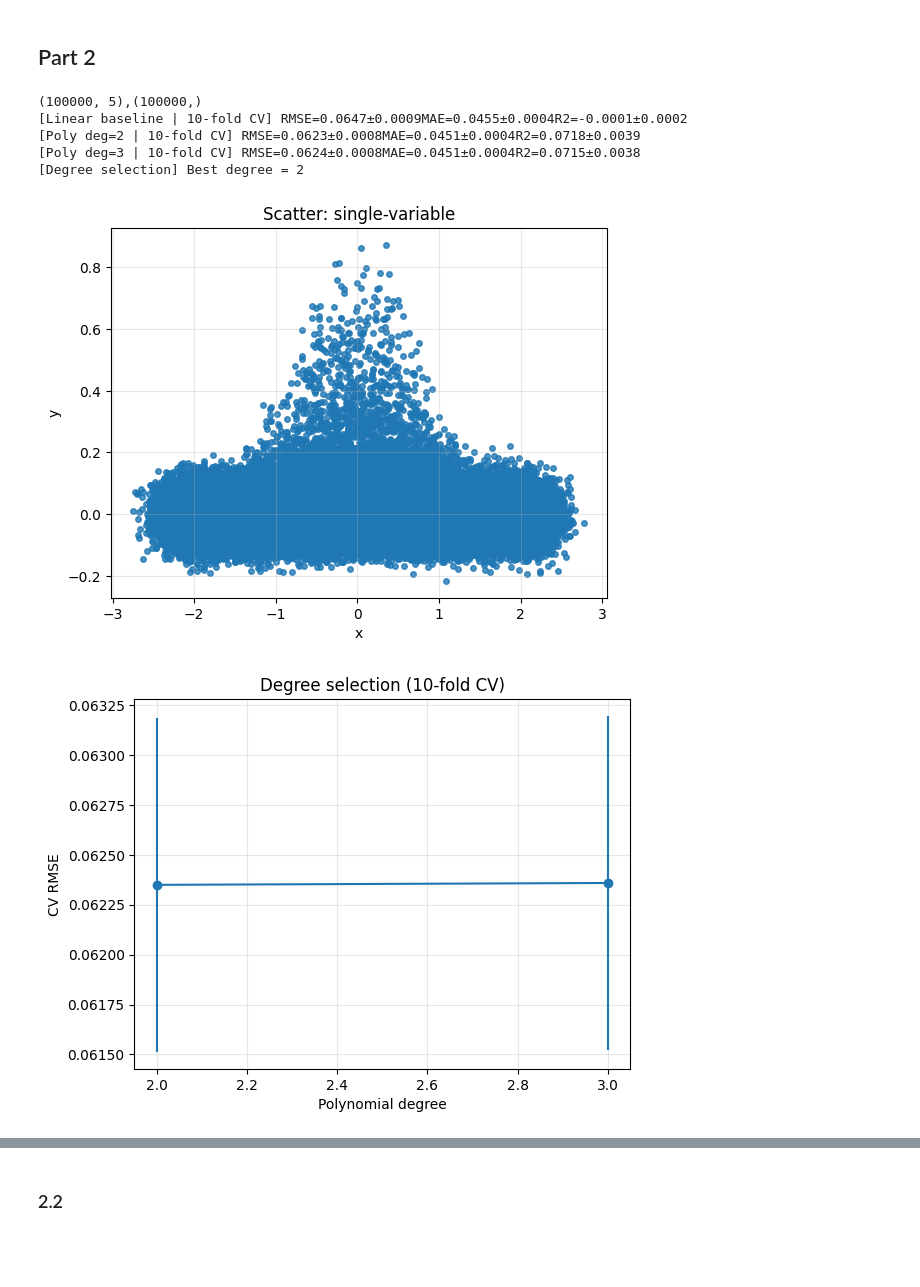
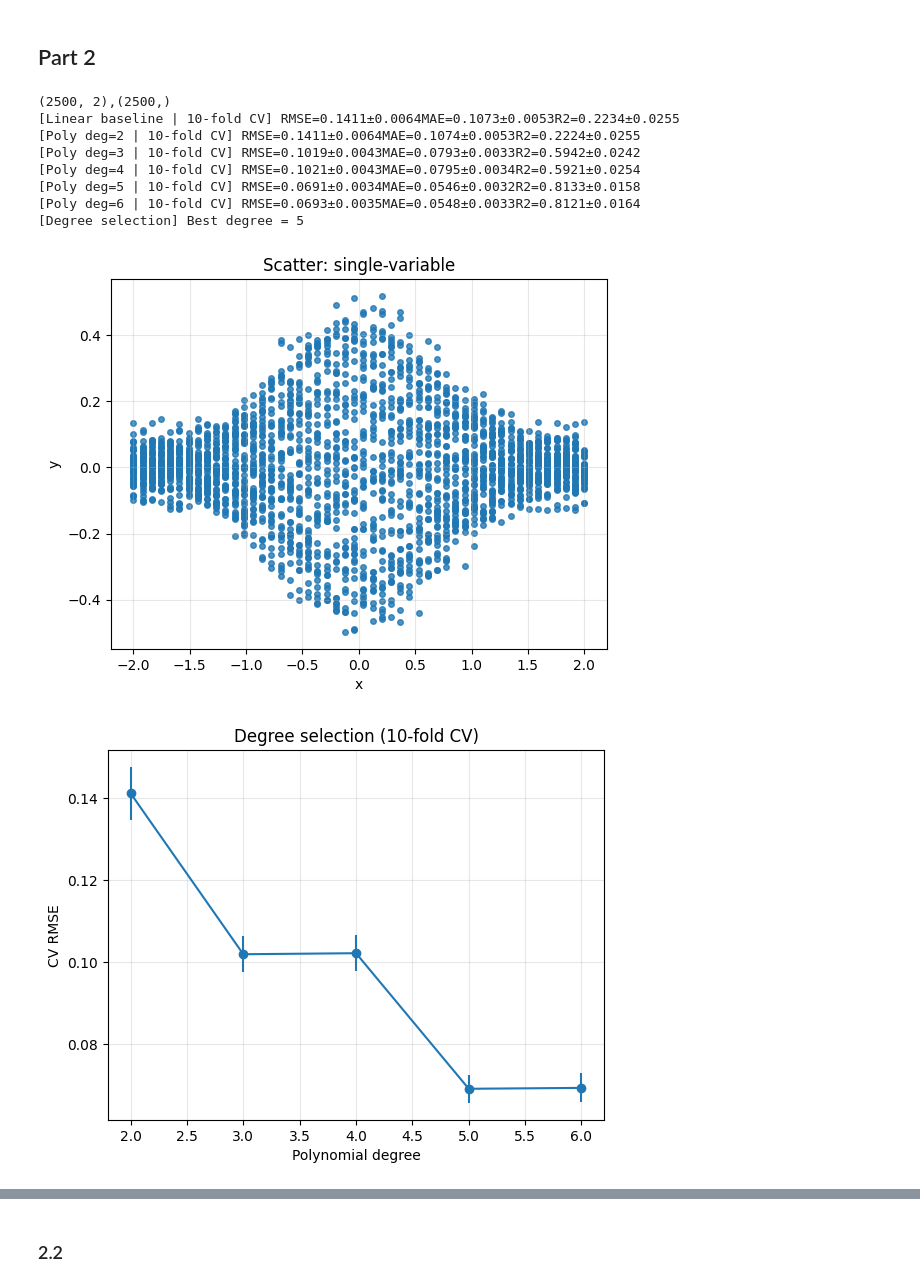
Before and after one commit to Kaioh17/ml_journey, a Jupyter notebook: assignment_1/main.ipynb, the cells around one changed output, grey strips where cells are left out. Saved outputs shown, nothing was run; the diff lists cells and outputs as text; code cells hidden in the pictures; blank space fills up the shorter version.

```diff
--- a/assignment_1/main.ipynb
+++ b/assignment_1/main.ipynb
@@ -439,0 +395,18 @@ Normal Equation | 10-fold CV: RMSE:0.6996±0.1187 MAE:0.5834±0.0997 R2:-0.0289
+# %%
+
+print(X_tr.shape)
+res = ten_fold_cross_validation(X=X_tr, y=y_tr)
+
+
+gd_weights, history = solve_gradient_descent(X_tr_bias, y_tr, lr = 0.001, epochs=2000)
+predictions = X_te_bias@gd_weights
+
+ne_weights = solve_normal_equations(X_tr_bias, y_tr)
+
+y_hat = X_te_bias @ ne_weights
+y_train_hat = X_tr_bias @ ne_weights
+ne_y_hat = rmse(y_te, y_hat)
+
+
+plot_overlay(X_tr, y_tr, X_te, y_te,  gd_weights, title = "Gradient descent: Linear Fit Overlay")
+plot_overlay(X_tr, y_tr, X_te, y_te, ne_weights, title = "Normal Equation: Linear Fit Overlay")
@@ -632,19 +617,16 @@ from sklearn.preprocessing import StandardScaler, PolynomialFeatures
 from sklearn.pipeline import Pipeline
 from sklearn.model_selection import KFold, cross_val_score, train_test_split, cross_validate
 from sklearn.metrics import make_scorer, mean_absolute_error, r2_score
-# Hardcoded settings
-DATA_PATH = Path("data") / "mvar-set4.csv"
-OUTDIR = Path("out_q2_simple") # output folder
-POLY_DEG = 6 # degree for overlay visualization
+DATA_PATH = Path("data") / "mvar-set2.csv"
+OUTDIR = Path("out_q2_simple")
+POLY_DEG = 6
 SEED = 42
 OUTDIR.mkdir (parents=True, exist_ok=True)
-# Metrics
 def rmse(y_true, y_pred):
     return float(np.sqrt(np.mean((np.asarray(y_true) - np.asarray(y_pred))**2)))
-rmse_scorer = make_scorer(lambda yt, yp: -rmse(yt, yp)) # sklearn wants higher=better
+rmse_scorer = make_scorer(lambda yt, yp: -rmse(yt, yp))
 mae_scorer = make_scorer(mean_absolute_error, greater_is_better=False)
 r2_scorer = make_scorer(r2_score)
-#--  Utilities
 def load_txt_dataset(path: str):
 
     arr = np.loadtxt(path, delimiter = ',')
@@ -659,7 +641,6 @@ def print_cv(model, X, y, k=10, seed=42, label="model"):
     # rmse_scores = -cross_val_score(model, X, y, scoring=rmse_scorer, cv=kf)
     mae_scores = -cross_val_score(model, X, y, scoring=mae_scorer, cv=kf)
 
-#
     r2_scores = cross_val_score(model, X, y, scoring=r2_scorer, cv=kf)
     print(f"[{label} | {k}-fold CV] "
         f"RMSE={rmse_m:.4f}±{rmse_s:.4f}"
@@ -679,12 +660,9 @@ def overlay_plot(Xtr, ytr, Xte, yte, model, outpath, title):
     plt.savefig(outpath, bbox_inches="tight")
 
 
-# Main workflow
-# 1) Load & scatter
 def main():
     X, y = load_txt_dataset (DATA_PATH)
     print(f"{X.shape},{y.shape}")
-    # assert X.shape[1] == 1, "Single-feature dataset expected"
     plt.figure()
     plt.scatter(X[:,1], y, s=16, alpha=0.8)
     plt.xlabel("x"); plt.ylabel("y"); plt.title("Scatter: single-variable")
@@ -693,55 +671,52 @@ def main():
     # 2) Linear regression (baseline)
     linear_pipeline = Pipeline([
             ("scaler", StandardScaler(with_mean=True, with_std=True)),
-            ("linreg", LinearRegression()) # replace with your solver later
+            ("linreg", LinearRegression())
         ])
 
     print_cv(linear_pipeline, X, y, k=10, seed=SEED, label="Linear baseline")
-    # # Overlay linear fit
     Xtr, Xte, ytr, yte = train_test_split(X, y, test_size=0.25, random_state=SEED)
-    # overlay_plot(Xtr, ytr, Xte, yte, linear_pipeline,
-    #             OUTDIR / "02_overlay_linear.png",
-    #             title="Linear fit (held-out overlay)")
-    # 3-4) Polynomial degree selection
-    degrees = list(range(2, 4))
+
+    degrees = list(range(2, 7))
     means, stds = [], []
     for d in degrees:
         poly_pipeline = Pipeline([
             ("scaler", StandardScaler (with_mean=True, with_std=True)),
             ("poly", PolynomialFeatures (degree=d, include_bias=False)),
             ("linreg", LinearRegression())
         ])
         m, s = print_cv(poly_pipeline, X, y, k=10, seed=SEED, label=f"Poly deg={d}")
         means.append(m); stds.append(s)
-    # print(means)
     plt.figure()
     plt.errorbar (degrees, means, yerr=stds, marker="o")
     plt.xlabel("Polynomial degree"); plt.ylabel("CV RMSE")
     plt.title("Degree selection (10-fold CV)")
     plt.grid(alpha=0.3)
     plt.savefig(OUTDIR / "03_cv_degree.png", bbox_inches="tight")
     best_deg = degrees [int(np.argmin(means))]
     print(f"[Degree selection] Best degree = {best_deg}")
     # Overlay polynomial fit with chosen POLY_DEG
     best_poly = Pipeline([
         ("scaler", StandardScaler(with_mean=True, with_std=True)),
         ("poly", PolynomialFeatures (degree=POLY_DEG, include_bias=False)),
         ("linreg", LinearRegression())
     ])
 
-    # overlay_plot(Xtr, ytr, Xte, yte, best_poly,
     #             OUTDIR / f"04_overlay_poly_deg{POLY_DEG}.png",
     #             title=f"Polynomial fit (deg={POLY_DEG})")
 if __name__ == "__main__":
     main()
 # %% [output]
-(100000, 5),(100000,)
-[Linear baseline | 10-fold CV] RMSE=0.0647±0.0009MAE=0.0455±0.0004R2=-0.0001±0.0002
-[Poly deg=2 | 10-fold CV] RMSE=0.0623±0.0008MAE=0.0451±0.0004R2=0.0718±0.0039
-[Poly deg=3 | 10-fold CV] RMSE=0.0624±0.0008MAE=0.0451±0.0004R2=0.0715±0.0038
-[Degree selection] Best degree = 2
+(2500, 2),(2500,)
+[Linear baseline | 10-fold CV] RMSE=0.1411±0.0064MAE=0.1073±0.0053R2=0.2234±0.0255
+[Poly deg=2 | 10-fold CV] RMSE=0.1411±0.0064MAE=0.1074±0.0053R2=0.2224±0.0255
+[Poly deg=3 | 10-fold CV] RMSE=0.1019±0.0043MAE=0.0793±0.0033R2=0.5942±0.0242
+[Poly deg=4 | 10-fold CV] RMSE=0.1021±0.0043MAE=0.0795±0.0034R2=0.5921±0.0254
+[Poly deg=5 | 10-fold CV] RMSE=0.0691±0.0034MAE=0.0546±0.0032R2=0.8133±0.0158
+[Poly deg=6 | 10-fold CV] RMSE=0.0693±0.0035MAE=0.0548±0.0033R2=0.8121±0.0164
+[Degree selection] Best degree = 5
-[figure, old version]
+[figure, new version]
-[figure, old version]
+[figure, new version]
 # %% [markdown]
 ### 2.1
 
```
Also changed, not shown: parts of 84 cells of this notebook, 1 other file.
